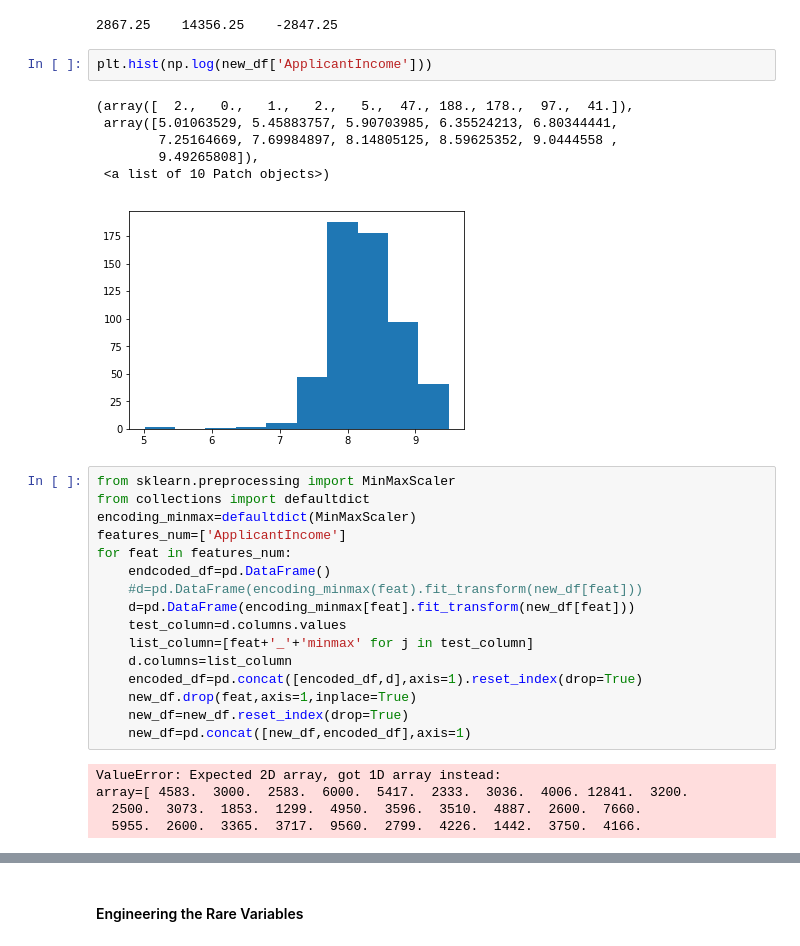
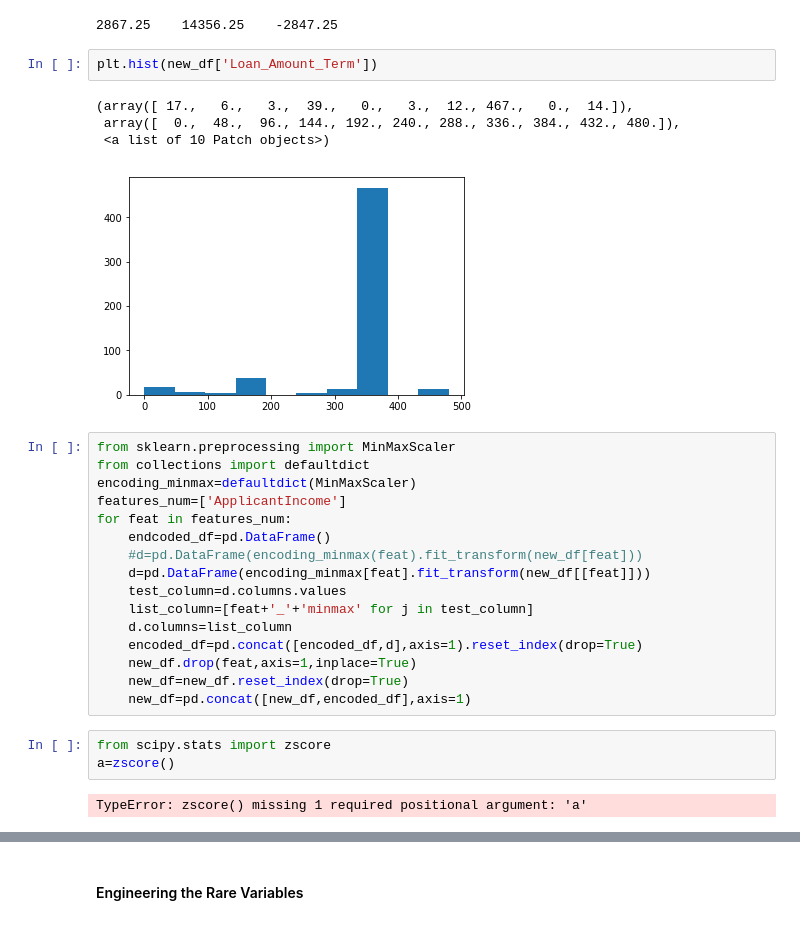
Before and after one commit to nov012017/Code, a Jupyter notebook: Projects/Loan Prediction/LoanPrediction.ipynb, the cells around one changed output, grey strips where cells are left out. Saved outputs shown, nothing was run; the diff lists cells and outputs as text.

```diff
--- a/Projects/Loan Prediction/LoanPrediction.ipynb
+++ b/Projects/Loan Prediction/LoanPrediction.ipynb
@@ -304,14 +300,12 @@ new_df=new_df.loc[(new_df['ApplicantIncome']<=upper_fence) & (new_df['ApplicantI
 # %% [output]
 2867.25    14356.25    -2847.25
 # %%
-plt.hist(np.log(new_df['ApplicantIncome']))
+plt.hist(new_df['Loan_Amount_Term'])
 # %% [output]
-(array([  2.,   0.,   1.,   2.,   5.,  47., 188., 178.,  97.,  41.]),
- array([5.01063529, 5.45883757, 5.90703985, 6.35524213, 6.80344441,
-        7.25164669, 7.69984897, 8.14805125, 8.59625352, 9.0444558 ,
-        9.49265808]),
+(array([ 17.,   6.,   3.,  39.,   0.,   3.,  12., 467.,   0.,  14.]),
+ array([  0.,  48.,  96., 144., 192., 240., 288., 336., 384., 432., 480.]),
  <a list of 10 Patch objects>)
-[figure, old version]
+[figure, new version]
 # %%
 from sklearn.preprocessing import MinMaxScaler
 from collections import defaultdict
@@ -320,7 +314,7 @@ features_num=['ApplicantIncome']
 for feat in features_num:
     endcoded_df=pd.DataFrame()
     #d=pd.DataFrame(encoding_minmax(feat).fit_transform(new_df[feat]))
-    d=pd.DataFrame(encoding_minmax[feat].fit_transform(new_df[feat]))
+    d=pd.DataFrame(encoding_minmax[feat].fit_transform(new_df[[feat]]))
     test_column=d.columns.values
     list_column=[feat+'_'+'minmax' for j in test_column]
     d.columns=list_column
@@ -328,8 +322,8 @@ for feat in features_num:
     new_df.drop(feat,axis=1,inplace=True)
     new_df=new_df.reset_index(drop=True)
     new_df=pd.concat([new_df,encoded_df],axis=1)
-# %% [output]
-ValueError: Expected 2D array, got 1D array instead:
-array=[ 4583.  3000.  2583.  6000.  5417.  2333.  3036.  4006. 12841.  3200.
-  2500.  3073.  1853.  1299.  4950.  3596.  3510.  4887.  2600.  7660.
-  5955.  2600.  3365.  3717.  9560.  2799.  4226.  1442.  3750.  4166.
+# %%
+from scipy.stats import zscore
+a=zscore()
+# %% [output]
+TypeError: zscore() missing 1 required positional argument: 'a'
```
Also changed, not shown: parts of 8 cells of this notebook.
